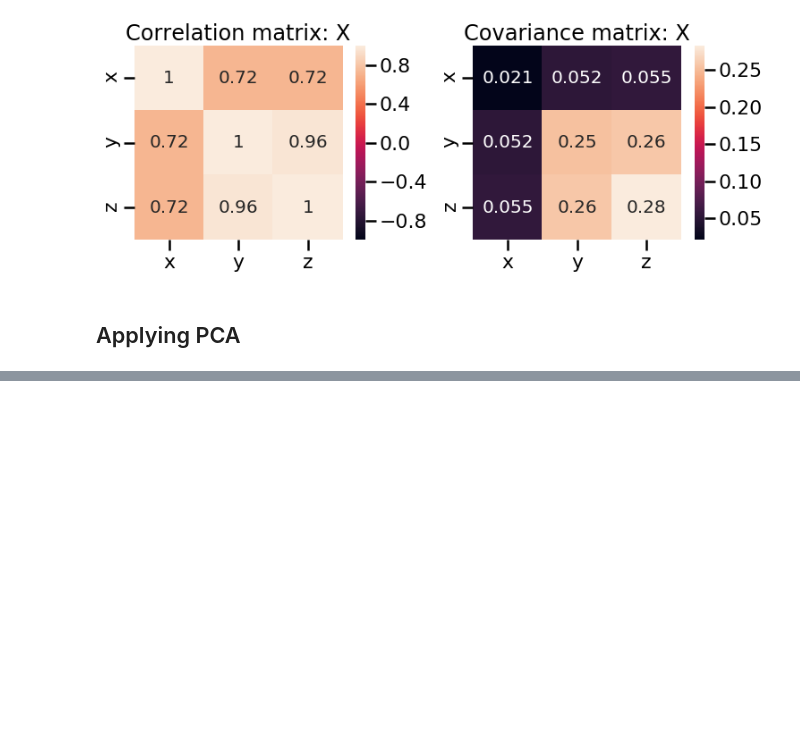
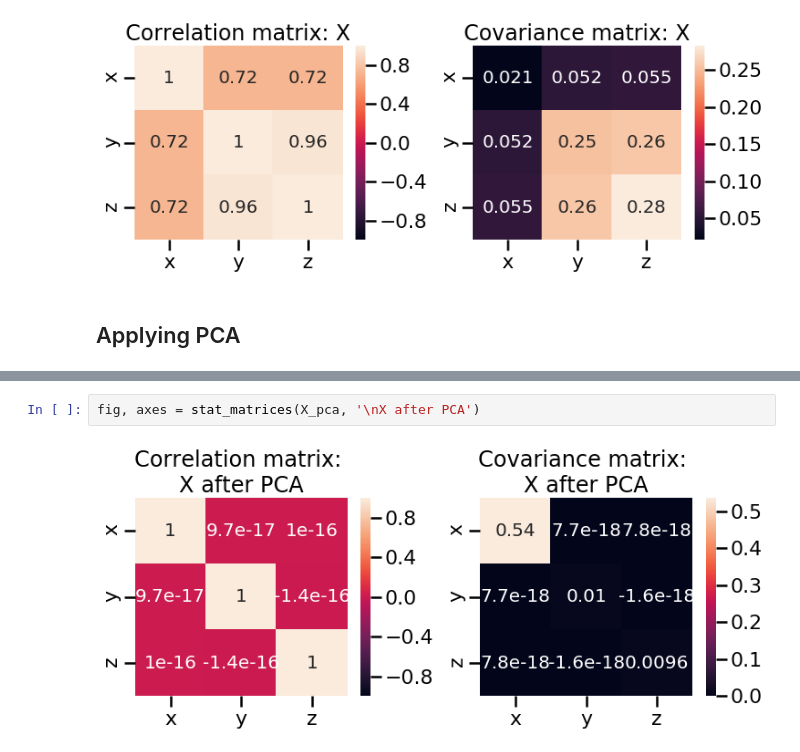
Before and after one commit to modw/pca-example, a Jupyter notebook: pca-example.ipynb, the cells around one changed output, grey strips where cells are left out. Saved outputs shown, nothing was run; the diff lists cells and outputs as text; blank space fills up the shorter version.

```diff
--- a/pca-example.ipynb
+++ b/pca-example.ipynb
@@ -207,0 +216,4 @@ fig, axes = stat_matrices(X, 'X')
+# %%
+fig, axes = stat_matrices(X_pca, '\nX after PCA')
+# %% [output]
+[figure, added]
```
Also changed, not shown: parts of 5 cells of this notebook.
